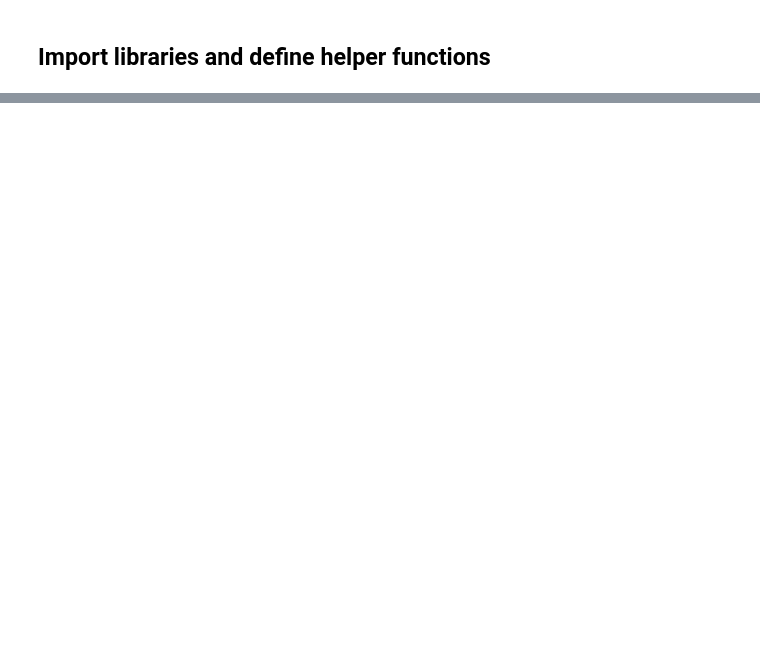
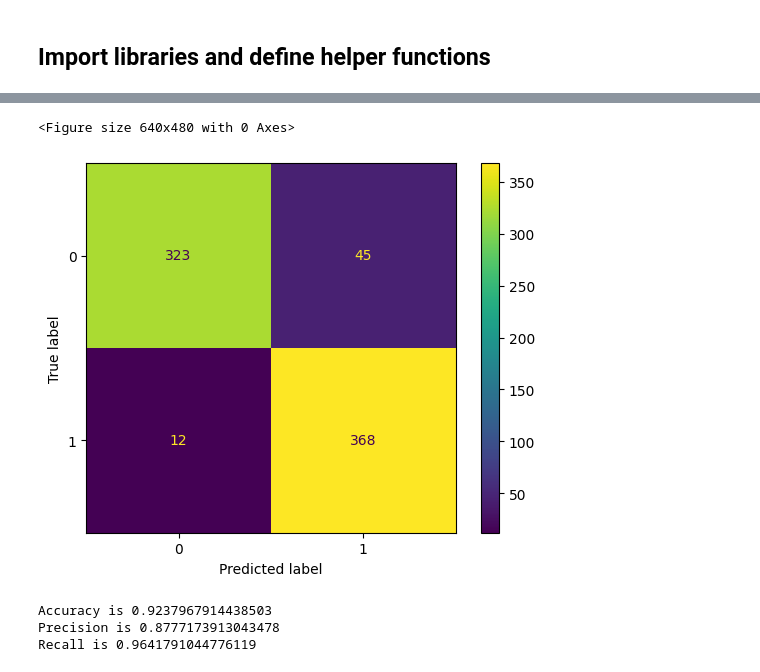
Before and after one commit to turanbulmus/spacehack, a Jupyter notebook: Next-Generation Astronomical Transient Classification via Large Language Models.ipynb, the cells around one changed output, grey strips where cells are left out. Saved outputs shown, nothing was run; the diff lists cells and outputs as text; code cells hidden in the pictures; blank space fills up the shorter version.

```diff
--- a/Next-Generation Astronomical Transient Classification via Large Language Models.ipynb
+++ b/Next-Generation Astronomical Transient Classification via Large Language Models.ipynb
@@ -386,0 +383,3 @@ for mod in models_list:
+# %%
+# Build and then the batch run requests
+pred_df = build_run_batch(bq_client, batch_index, labels_ref, PROJECT_ID, DATASET_ID, run_name, MODEL, stat_prompt, EXAMPLES, TEMPERATURE, TOP_P)
@@ -386,0 +404,23 @@ for mod in models_list:
+# %%
+# Generate the confusion matrix for the results
+plt.clf()
+pred_cleaned = pred_df[(pred_df.predicted == "Real") | (pred_df.predicted == "Bogus")]
+cm = confusion_matrix(pred_cleaned.actual, pred_cleaned.predicted)
+disp = ConfusionMatrixDisplay(confusion_matrix=cm)
+disp.plot()
+plt.show()
+# Calculate TP, TN, FP, FN
+TP = cm[0][0]
+TN = cm[1][1]
+FP = cm[0][1]
+FN = cm[1][0]
+# Print the metrics
+print(f"Accuracy is {(TN+TP)/(TN+TP+FP+FN)}")
+print(f"Precision is {TP/(TP+FP)}")
+print(f"Recall is {TP/(TP+FN)}")
+# %% [output]
+<Figure size 640x480 with 0 Axes>
+[figure, added]
+Accuracy is 0.9237967914438503
+Precision is 0.8777173913043478
+Recall is 0.9641791044776119
```
Also changed, not shown: parts of 4 cells of this notebook, 5 other files.
